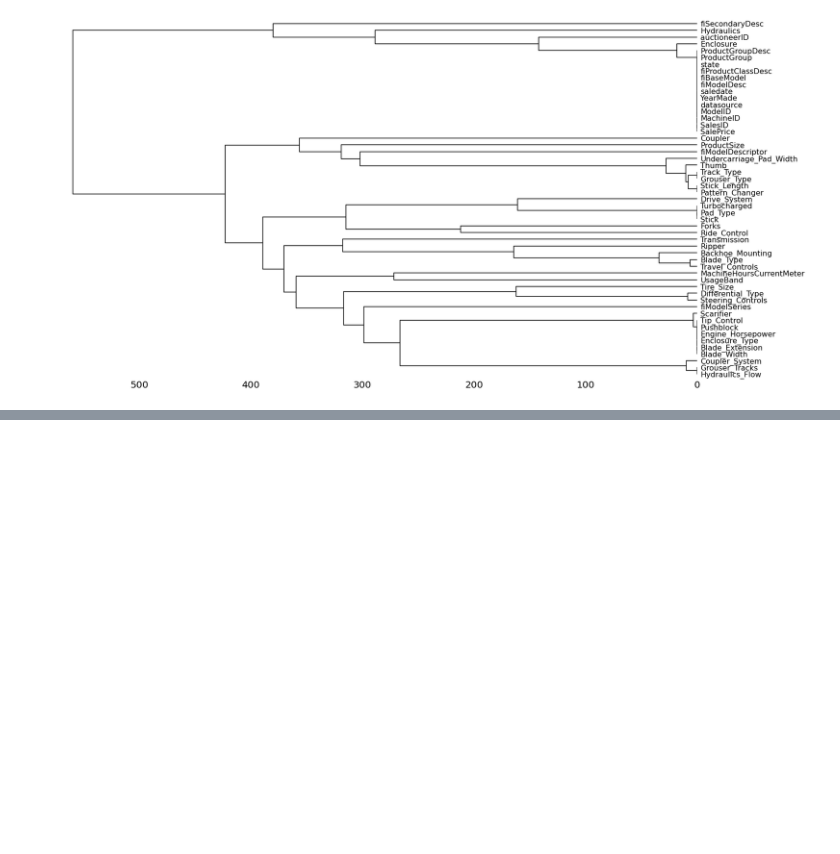
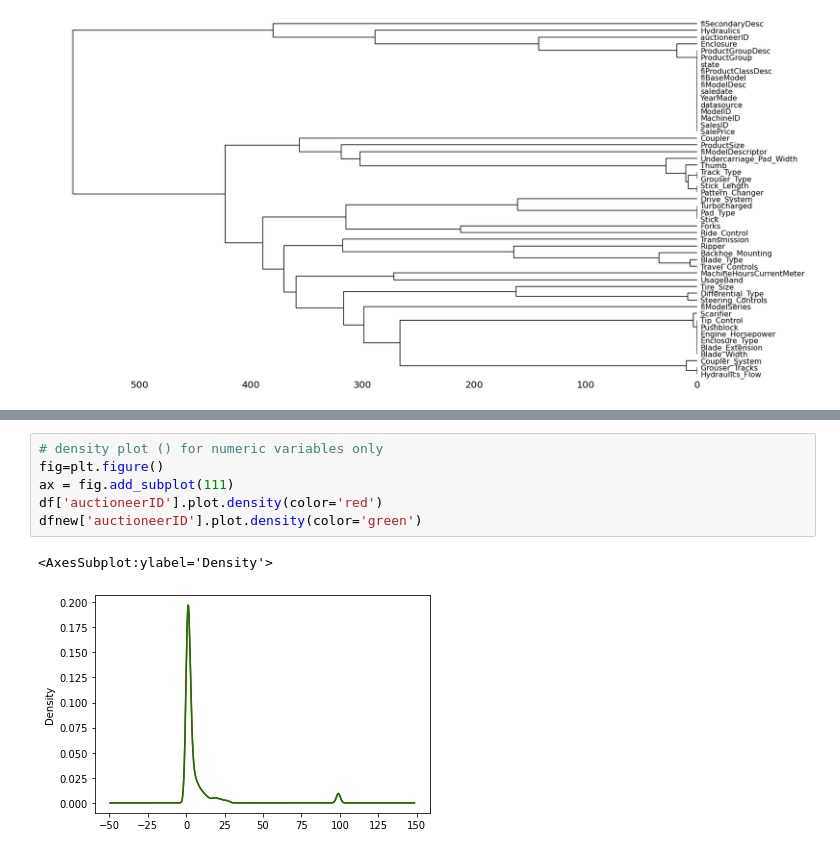
Before and after one commit to TROISTROIS/BLUE-BOOK-FOR-BULLDOZERS, a Jupyter notebook: blue-book-for-bulldozers.ipynb, the cells around one changed output, grey strips where cells are left out. Drawn from its saved outputs; the diff is of its cells as text; blank space fills up the shorter version.

```diff
--- a/blue-book-for-bulldozers.ipynb
+++ b/blue-book-for-bulldozers.ipynb
@@ -296,0 +421,9 @@ mno.dendrogram(df)
+# %%
+# density plot () for numeric variables only
+fig=plt.figure()
+ax = fig.add_subplot(111)
+df['auctioneerID'].plot.density(color='red')
+dfnew['auctioneerID'].plot.density(color='green')
+# %% [output]
+<AxesSubplot:ylabel='Density'>
+[figure, added]
```
Also changed, not shown: parts of 24 cells of this notebook.
